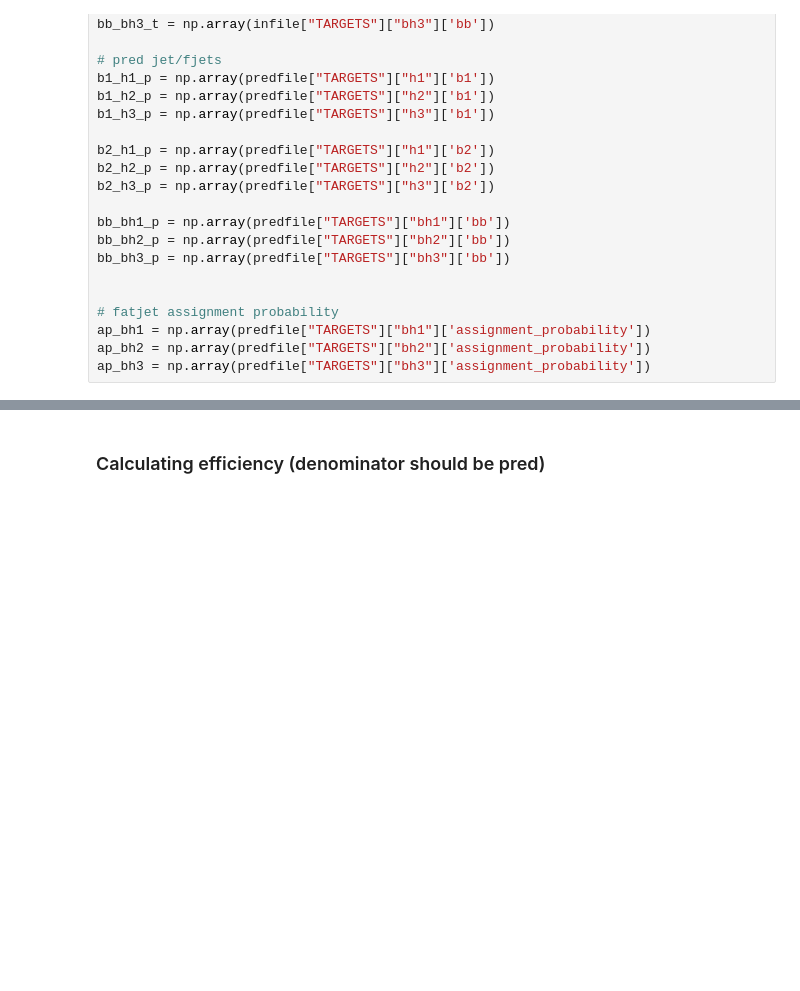
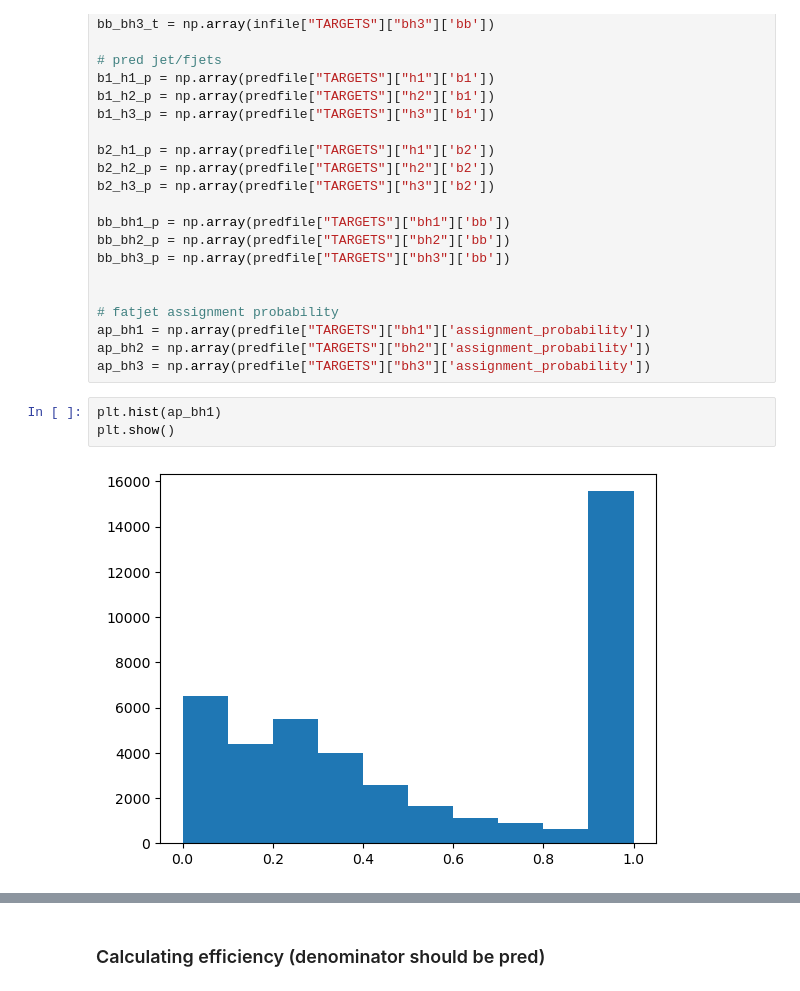
Before and after one commit to ucsd-hep-ex/hhh, a Jupyter notebook: notebooks/dev/plot_H _vs_pT.ipynb, the cells around one changed output, grey strips where cells are left out. Saved outputs shown, nothing was run; the diff lists cells and outputs as text; blank space fills up the shorter version.

```diff
--- a/notebooks/dev/plot_H _vs_pT.ipynb
+++ b/notebooks/dev/plot_H _vs_pT.ipynb
@@ -103,3 +106,8 @@ bb_bh3_p = np.array(predfile["TARGETS"]["bh3"]['bb'])
 ap_bh1 = np.array(predfile["TARGETS"]["bh1"]['assignment_probability'])
 ap_bh2 = np.array(predfile["TARGETS"]["bh2"]['assignment_probability'])
 ap_bh3 = np.array(predfile["TARGETS"]["bh3"]['assignment_probability'])
+# %%
+plt.hist(ap_bh1)
+plt.show()
+# %% [output]
+[figure, added]
```
Also changed, not shown: parts of 11 cells of this notebook.
